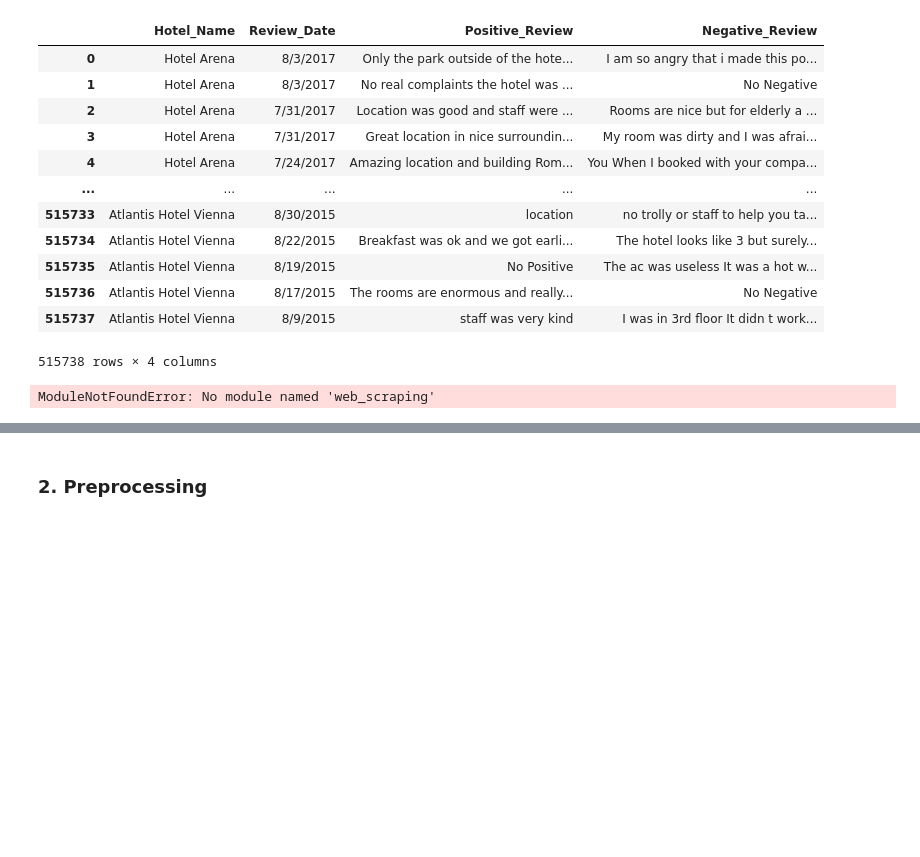
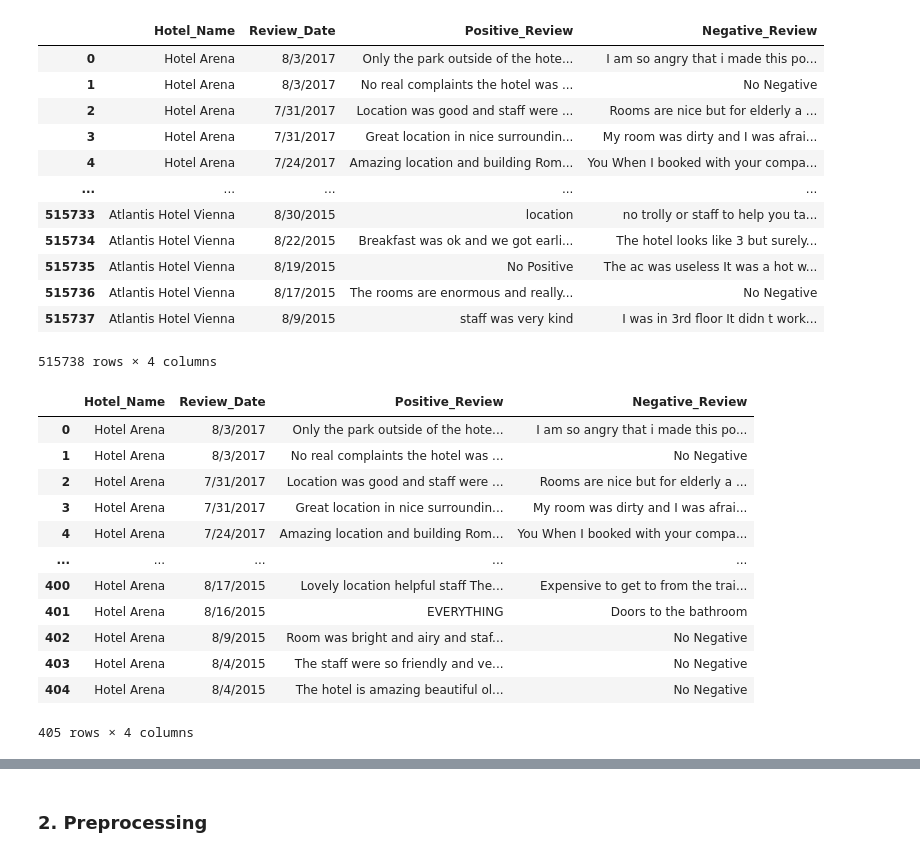
Before and after one commit to UnderGoldSkies/RevuSum, a Jupyter notebook: notebooks/keywords_KeyBert.ipynb, the cells around one changed output, grey strips where cells are left out. Drawn from its saved outputs; the diff is of its cells as text; code cells hidden in the pictures; blank space fills up the shorter version.

Commit message:
new folder to host all module files and set  as a app package

```diff
--- a/notebooks/keywords_KeyBert.ipynb
+++ b/notebooks/keywords_KeyBert.ipynb
@@ -35,12 +35,22 @@ import sys
 sys.path.append('/Users/zengsheng/code/TechLah/RevuSum')
 
 # Import the module that contains the function
-import web_scraping.basic_review_clean as brc
-
-#test 10 reviews:
-review_df_now = review_df.head(10)
-print('\n\n---TRAINING DATA---\n\n')
-cleaned_review_df = brc.clean_hotel_reviews(review_df_now, train_pos_invalid_content, train_neg_invalid_content)
-print(cleaned_review_df.info())
+import app.basic_review_clean as brc
-# %% [output]
-ModuleNotFoundError: No module named 'web_scraping'
+# %%
+# get the reviews for one hotel
+review_df_now = review_df[review_df['Hotel_Name'] == 'Hotel Arena']
+review_df_now
+# %% [output]
+|  | Hotel_Name | Review_Date | Positive_Review | Negative_Review |
+| 0 | Hotel Arena | 8/3/2017 | Only the park outside of the hote... | I am so angry that i made this po... |
+| 1 | Hotel Arena | 8/3/2017 | No real complaints the hotel was ... | No Negative |
+| 2 | Hotel Arena | 7/31/2017 | Location was good and staff were ... | Rooms are nice but for elderly a ... |
+| 3 | Hotel Arena | 7/31/2017 | Great location in nice surroundin... | My room was dirty and I was afrai... |
+| 4 | Hotel Arena | 7/24/2017 | Amazing location and building Rom... | You When I booked with your compa... |
+| ... | ... | ... | ... | ... |
+| 400 | Hotel Arena | 8/17/2015 | Lovely location helpful staff The... | Expensive to get to from the trai... |
+| 401 | Hotel Arena | 8/16/2015 | EVERYTHING | Doors to the bathroom |
+| 402 | Hotel Arena | 8/9/2015 | Room was bright and airy and staf... | No Negative |
+| 403 | Hotel Arena | 8/4/2015 | The staff were so friendly and ve... | No Negative |
+| 404 | Hotel Arena | 8/4/2015 | The hotel is amazing beautiful ol... | No Negative |
+405 rows × 4 columns
```
Also changed, not shown: parts of 18 cells of this notebook, 4 other files.
